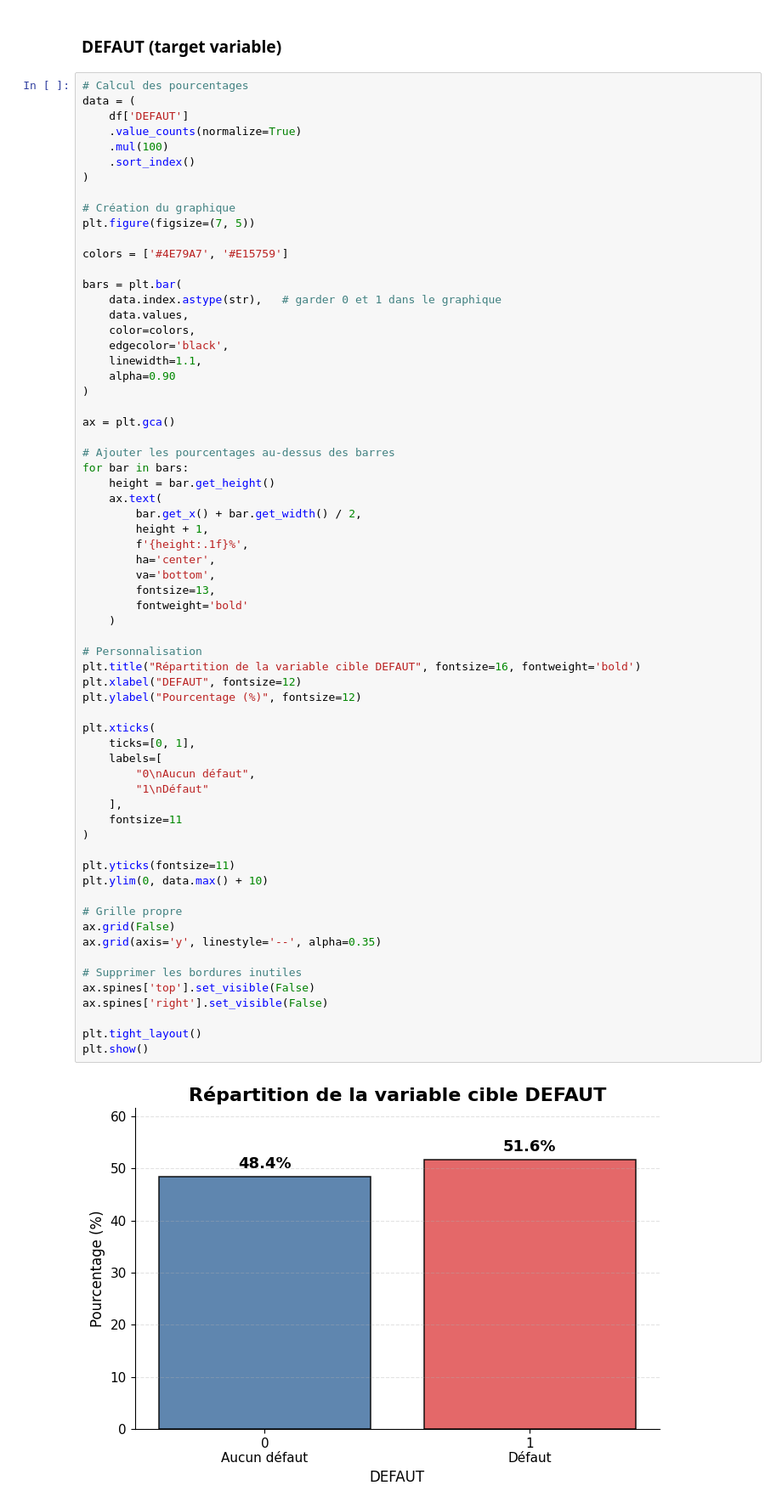
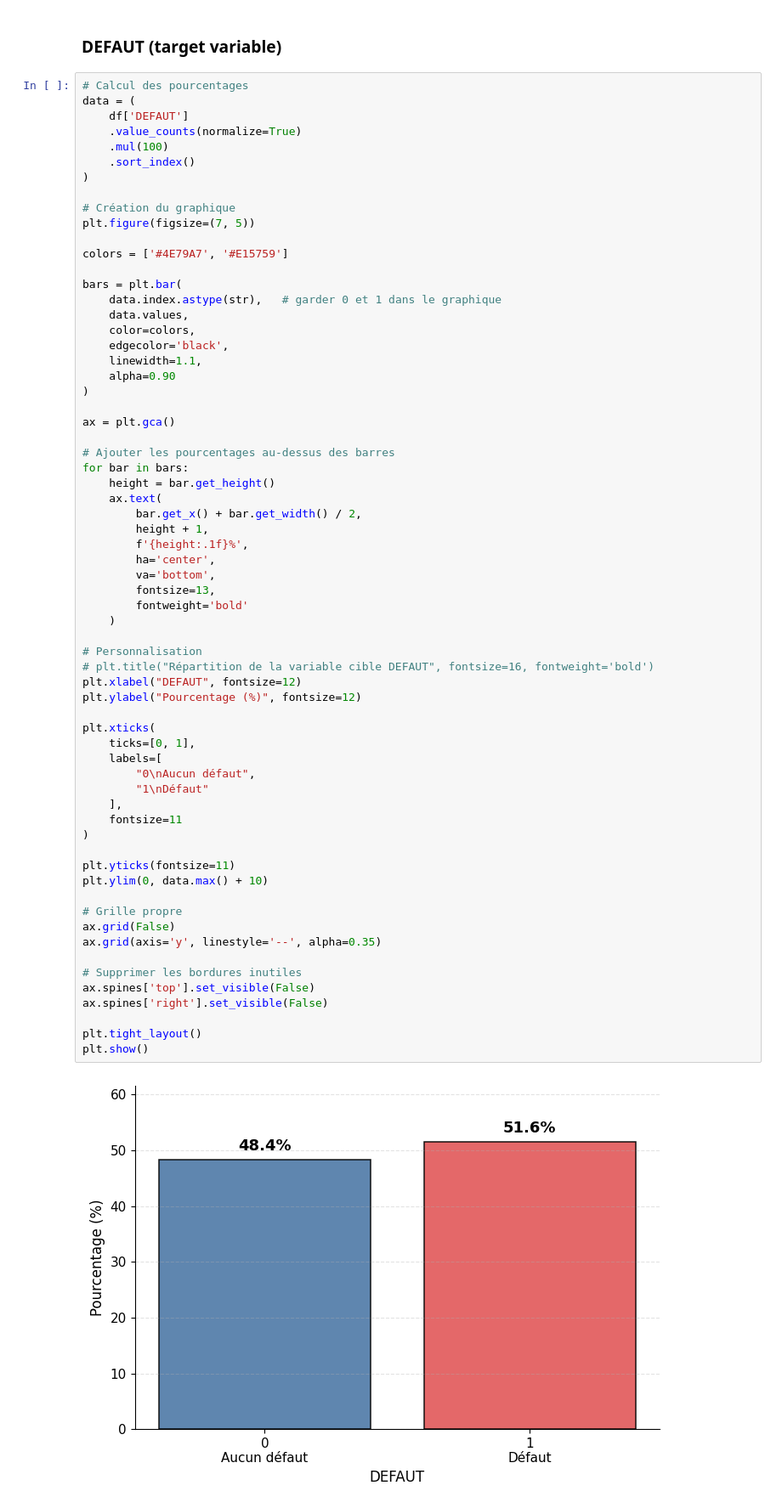
Before and after one commit to medmoude/cdd-credit-risk-scoring, a Jupyter notebook: univariate_analysis.ipynb, the cells around one changed output. Shown at 85% size. Drawn from its saved outputs; the diff is of its cells as text.

```diff
--- a/univariate_analysis.ipynb
+++ b/univariate_analysis.ipynb
@@ -754,32 +1017,32 @@ for bar in bars:
         fontweight='bold'
     )
 
 # Personnalisation
-plt.title("Répartition de la variable cible DEFAUT", fontsize=16, fontweight='bold')
+# plt.title("Répartition de la variable cible DEFAUT", fontsize=16, fontweight='bold')
 plt.xlabel("DEFAUT", fontsize=12)
 plt.ylabel("Pourcentage (%)", fontsize=12)
 
 plt.xticks(
     ticks=[0, 1],
     labels=[
         "0\nAucun défaut",
         "1\nDéfaut"
     ],
     fontsize=11
 )
 
 plt.yticks(fontsize=11)
 plt.ylim(0, data.max() + 10)
 
 # Grille propre
 ax.grid(False)
 ax.grid(axis='y', linestyle='--', alpha=0.35)
 
 # Supprimer les bordures inutiles
 ax.spines['top'].set_visible(False)
 ax.spines['right'].set_visible(False)
 
 plt.tight_layout()
 plt.show()
 # %% [output]
-[figure, old version]
+[figure, new version]
```
Also changed, not shown: parts of 29 cells of this notebook, 9 other files.
